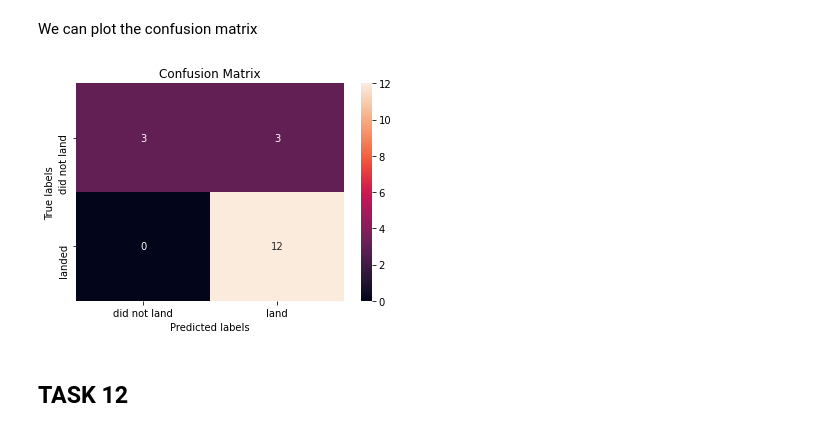
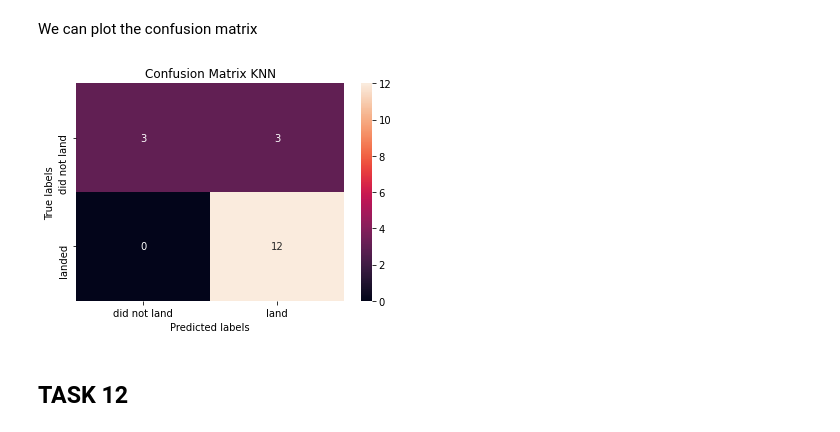
Before and after one commit to AlexSokolova/CapstoneIBM, a Jupyter notebook: Machine Learning Predictiont.ipynb, the cells around one changed output. Cells and saved outputs as stored; diff of their text form; code cells hidden in the pictures.

```diff
--- a/Machine Learning Predictiont.ipynb
+++ b/Machine Learning Predictiont.ipynb
@@ -63,7 +63,7 @@ np.random.seed(0)
 # %% [markdown]
 This function is to plot the confusion matrix.
 # %%
-def plot_confusion_matrix(y,y_predict):
+def plot_confusion_matrix(y,y_predict,name):
     "this function plots the confusion matrix"
     from sklearn.metrics import confusion_matrix
 
@@ -72,7 +72,7 @@ def plot_confusion_matrix(y,y_predict):
     sns.heatmap(cm, annot=True, ax = ax); #annot=True to annotate cells
     ax.set_xlabel('Predicted labels')
     ax.set_ylabel('True labels')
-    ax.set_title('Confusion Matrix');
+    ax.set_title('Confusion Matrix '+name);
     ax.xaxis.set_ticklabels(['did not land', 'land']); ax.yaxis.set_ticklabels(['did not land', 'landed'])
 # %% [markdown]
 ## Load the dataframe
@@ -322,9 +322,9 @@ score 0.8333333333333334
 We can plot the confusion matrix
 # %%
 yhat = knn_cv.predict(X_test)
-plot_confusion_matrix(Y_test,yhat)
+plot_confusion_matrix(Y_test,yhat,'KNN')
 # %% [output]
-[figure, old version]
+[figure, new version]
 # %% [markdown]
 ## TASK  12
 # %% [markdown]
```
Also changed, not shown: parts of 3 cells of this notebook.
